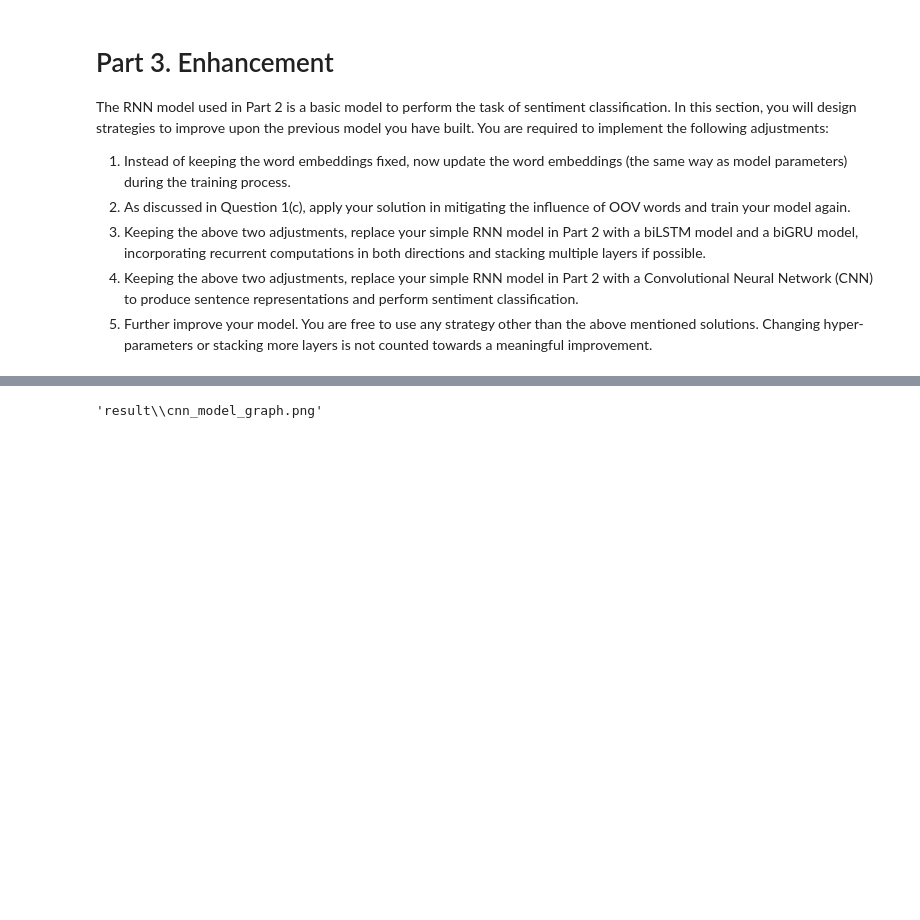
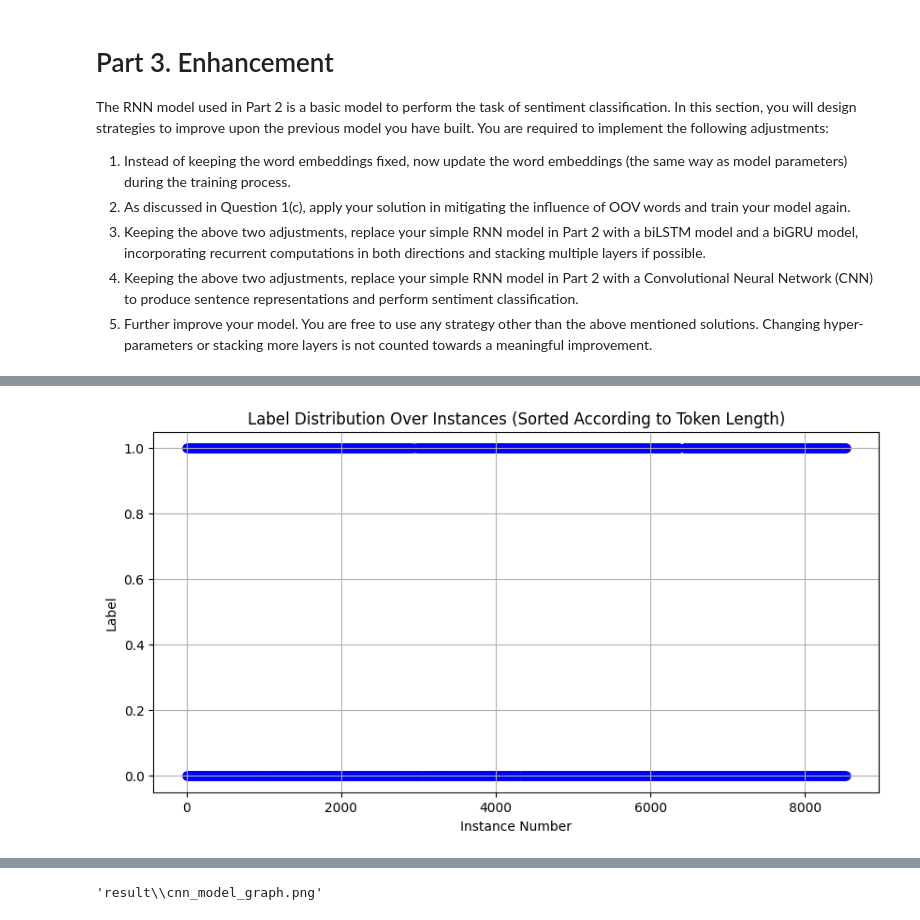
Before and after one commit to HiIAmTzeKean/SC4002-NLP, a Jupyter notebook: part_3-wy.ipynb, the cells around one changed output, grey strips where cells are left out. Cells and saved outputs as stored; diff of their text form; code cells hidden in the pictures; blank space fills up the shorter version.

```diff
--- a/part_3-wy.ipynb
+++ b/part_3-wy.ipynb
@@ -119,12 +119,12 @@ train_labels = [example['label'] for example in dataset['train']]
 test_texts = [example['text'] for example in dataset['test']]
 test_labels = [example['label'] for example in dataset['test']]
 
-def tokenize(texts, word2idx, max_len=512):
+def tokenize(texts, word2idx):
     tokenized = []
     for text in texts:
         tokens = nltk.word_tokenize(text.lower())
         token_ids = [word2idx.get(word, word2idx[UNK_TOKEN]) for word in tokens]
-        tokenized.append(torch.tensor(token_ids[:max_len]))  # Truncate to max_len, or should I remove it?
+        tokenized.append(torch.tensor(token_ids))  # Truncate to max_len, or should I remove it?
     return tokenized
 
 train_tokenized = tokenize(train_texts, word2idx)
@@ -136,7 +136,13 @@ test_tokenized = pad_sequence(test_tokenized, batch_first=True)
 train_labels = torch.tensor(train_labels)
 test_labels = torch.tensor(test_labels)
 
-train_data = data.TensorDataset(train_tokenized, train_labels)
+sequence_lengths = torch.sum(train_tokenized != 0, dim=1)
+
+sorted_indices = torch.argsort(sequence_lengths)
+train_tokenized_sorted = train_tokenized[sorted_indices]
+train_labels_sorted = train_labels[sorted_indices]
+
+train_data = data.TensorDataset(train_tokenized_sorted, train_labels_sorted)
 test_data = data.TensorDataset(test_tokenized, test_labels)
 
 train_loader = data.DataLoader(train_data, batch_size=BATCH_SIZE, shuffle=True)
@@ -143,0 +184,19 @@ test_loader = data.DataLoader(test_data, batch_size=BATCH_SIZE, shuffle=False)
+# %%
+import matplotlib.pyplot as plt
+
+# Plot the distribution for train labels
+train_labels = [example['label'] for example in dataset['train']]
+
+# Assuming 'train_labels' is already defined as a list of labels
+# Create the x-axis based on the number of labels
+x_axis = range(len(train_labels_sorted))
+
+plt.figure(figsize=(10, 5))
+plt.scatter(x_axis, train_labels_sorted, marker='o', color='blue')  # Plot each label with a line
+plt.title('Label Distribution Over Instances (Sorted According to Token Length)')
+plt.xlabel('Instance Number')
+plt.ylabel('Label')
+plt.grid(True)
+plt.show()
+# %% [output]
+[figure, added]
```
Also changed, not shown: parts of 4 cells of this notebook.
